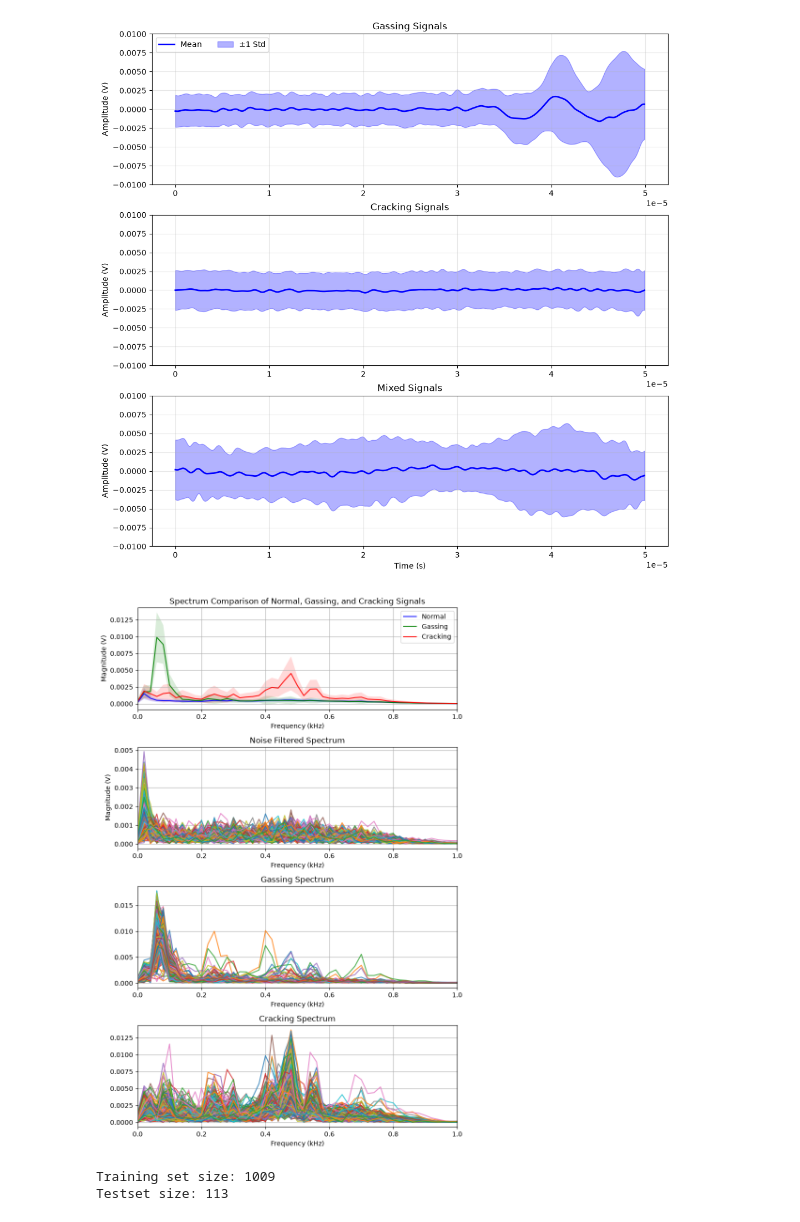
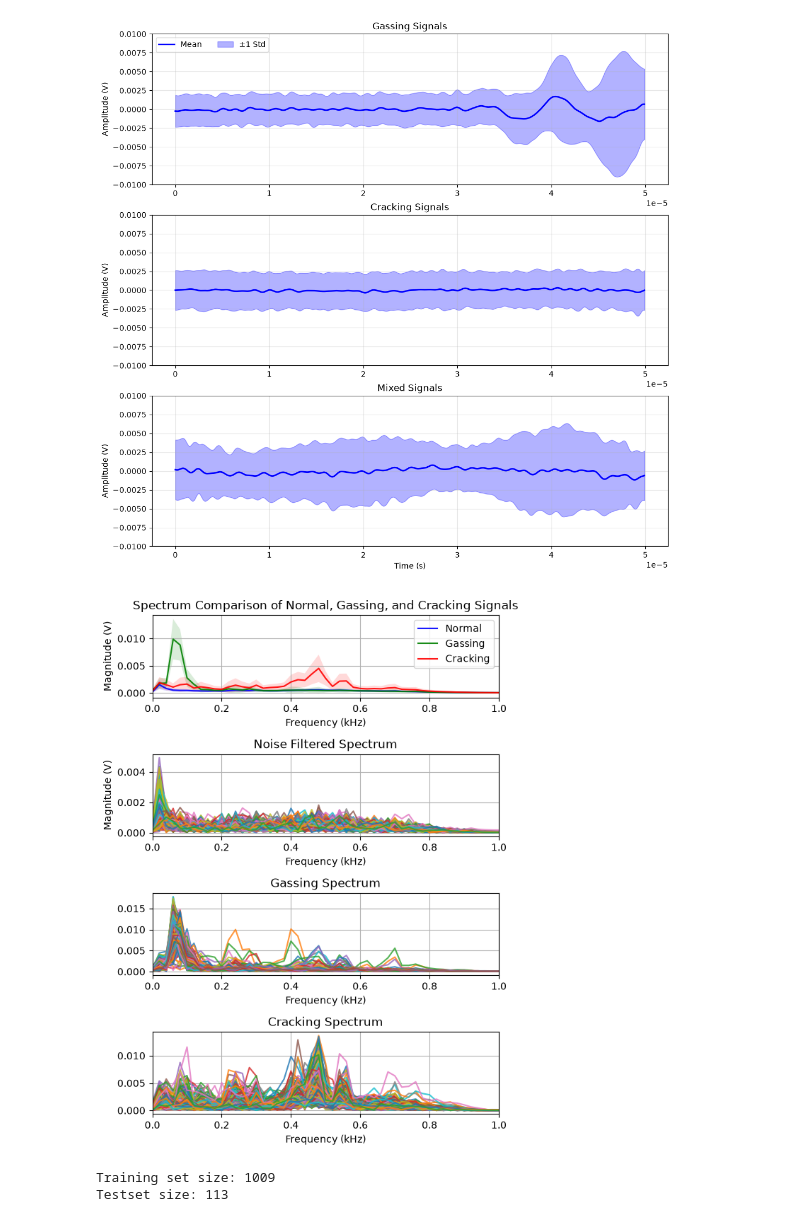
Before and after one commit to ywkim09/Battery_Diagnosis_Using_AE, a Jupyter notebook: data_analysis_fourier.ipynb, the cells around one changed output. Saved outputs shown, nothing was run; the diff lists cells and outputs as text; code cells hidden in the pictures.

```diff
--- a/data_analysis_fourier.ipynb
+++ b/data_analysis_fourier.ipynb
@@ -11,9 +11,9 @@ from sklearn.metrics import classification_report
 # %%
 
 cluster_folders = {
-    "gassing": Path("Cluster_0 (gassing)"),
-    "cracking": Path("Cluster_1 (cracking)"),
-    "mixed": Path("Cluster_2 (mix undecided)")
+    "gassing": Path("Data/Cluster_0 (gassing)"),
+    "cracking": Path("Data/Cluster_1 (cracking)"),
+    "mixed": Path("Data/Cluster_2 (mix undecided)")
 }
 
 cluster_data = {
@@ -173,7 +173,7 @@ def run_fft(input_dict, N_target=362):
             magnitude_lst.append(magnitude)
     return np.array(freq_lst) / 1e3, np.array(magnitude_lst)
 # %%
-fig, ax = plt.subplots(4,1, figsize=(8, 12))
+fig, ax = plt.subplots(4,1, figsize=(6, 8))
 
 N = 500
 # 2. noise
@@ -232,34 +232,34 @@ ax[0].set_title('Spectrum Comparison of Normal, Gassing, and Cracking Signals')
 ax[0].set_xlabel('Frequency (kHz)')
 ax[0].set_ylabel('Magnitude (V)')
 ax[0].grid(True)
 ax[0].legend()
 
 
 ax[1].plot(freq_normal, noise_magnitude_lst.T, alpha=0.8)
 ax[1].set_xlim(0, 1)
 ax[1].set_title('Noise Filtered Spectrum')
 ax[1].set_xlabel('Frequency (kHz)')
 ax[1].set_ylabel('Magnitude (V)')
 ax[1].grid(True)
 
 # 3. gassing
 ax[2].plot(freq_gassing, gassing_magnitude_lst.T, alpha=0.8)
 ax[2].set_xlim(0, 1)
 ax[2].set_title('Gassing Spectrum')
 ax[2].set_xlabel('Frequency (kHz)')
 ax[2].grid(True)
 
 # 4.  cracking
 ax[3].plot(freq_cracking, cracking_magnitude_lst.T, alpha=0.8)
 ax[3].set_xlim(0, 1)
 ax[3].set_title('Cracking Spectrum')
 ax[3].set_xlabel('Frequency (kHz)')
 ax[3].grid(True)
 
 plt.tight_layout()
 plt.show()
 # %% [output]
-[figure, old version]
+[figure, new version]
 # %%
 X = np.vstack([noise_magnitude_lst, gassing_magnitude_lst, cracking_magnitude_lst])
 y = np.array([0]*len(noise_magnitude_lst) + [1]*len(gassing_magnitude_lst) + [2]*len(cracking_magnitude_lst))
```
Also changed, not shown: parts of 6 cells of this notebook.
